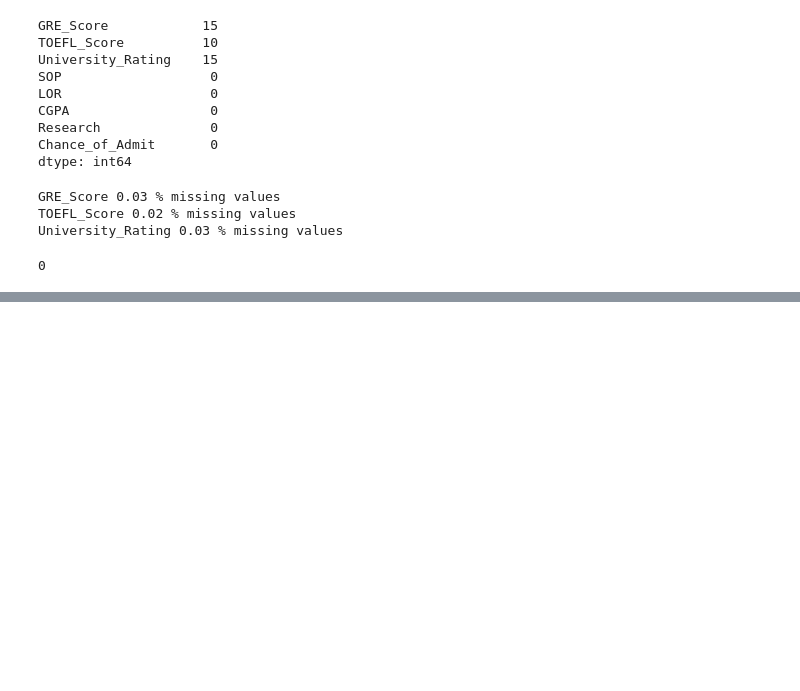
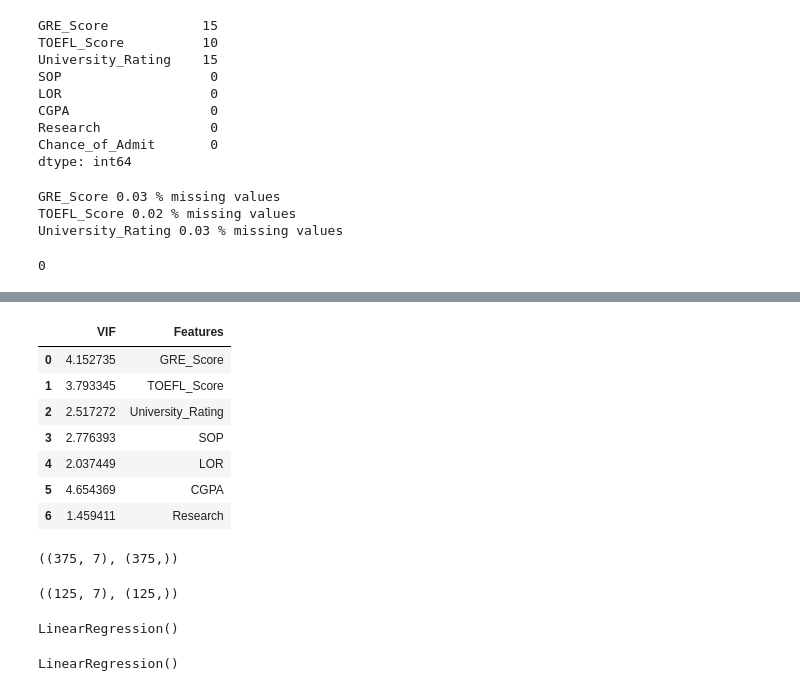
Before and after one commit to Hameedhullah/Machine-Learning, a Jupyter notebook: Regression.ipynb, the cells around one changed output, grey strips where cells are left out. Drawn from its saved outputs; the diff is of its cells as text; code cells hidden in the pictures; blank space fills up the shorter version.

```diff
--- a/Regression.ipynb
+++ b/Regression.ipynb
@@ -458,0 +507,28 @@ Time to run AutoViz = 21 seconds
+# %%
+scaler =StandardScaler()
+
+mlr_X_scaled = scaler.fit_transform(mlr_X)
+# %%
+from statsmodels.stats.outliers_influence import variance_inflation_factor
+variables = mlr_X_scaled
+
+# we create a new data frame which will include all the VIFs
+# note that each variable has its own variance inflation factor as this measure is variable specific (not model specific)
+# we do not include categorical values for mulitcollinearity as they do not provide much information as numerical ones do
+vif = pd.DataFrame()
+
+# here we make use of the variance_inflation_factor, which will basically output the respective VIFs
+vif["VIF"] = [variance_inflation_factor(variables, i) for i in range(variables.shape[1])]
+# Finally, I like to include names so it is easier to explore the result
+vif["Features"] = mlr_X.columns
+# %%
+vif
+# %% [output]
+|  | VIF | Features |
+| 0 | 4.152735 | GRE_Score |
+| 1 | 3.793345 | TOEFL_Score |
+| 2 | 2.517272 | University_Rating |
+| 3 | 2.776393 | SOP |
+| 4 | 2.037449 | LOR |
+| 5 | 4.654369 | CGPA |
+| 6 | 1.459411 | Research |
@@ -458,0 +537,19 @@ Time to run AutoViz = 21 seconds
+# %%
+mlr_x_train.shape, mlr_y_train.shape
+# %% [output]
+((375, 7), (375,))
+# %%
+mlr_x_test.shape, mlr_y_test.shape
+# %% [output]
+((125, 7), (125,))
+# %%
+# Model Building for multiple linear regression
+
+mlregression = LinearRegression()
+mlregression
+# %% [output]
+LinearRegression()
+# %%
+mlregression.fit(mlr_x_train,mlr_y_train)
+# %% [output]
+LinearRegression()
```
Also changed, not shown: parts of 25 cells of this notebook.
